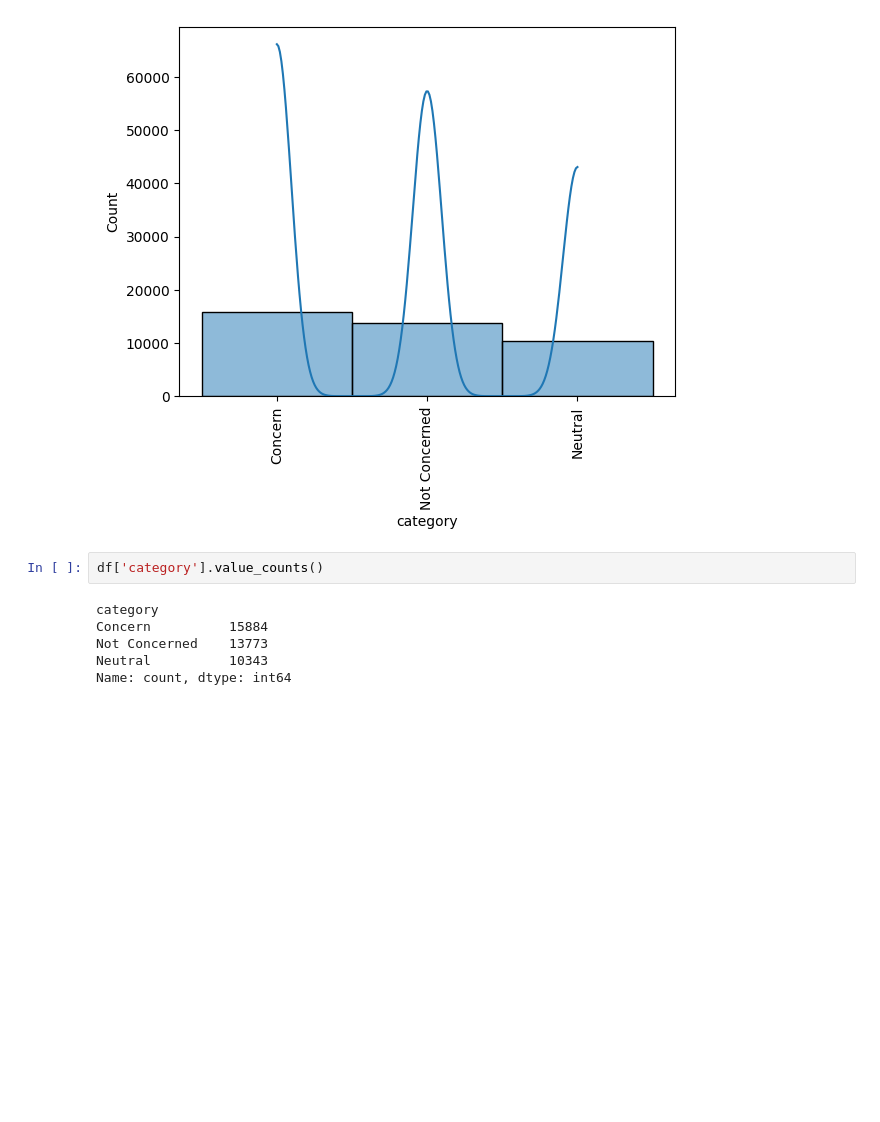
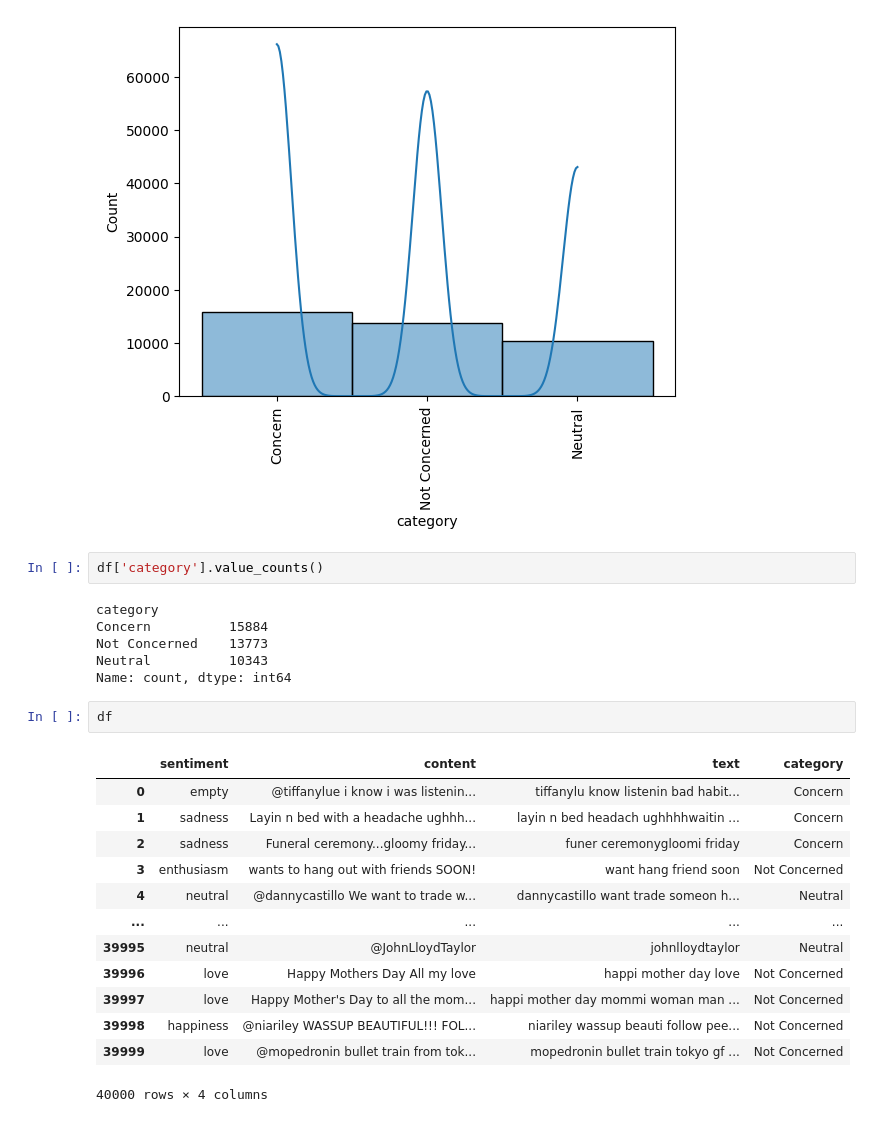
Before and after one commit to kjfinn1/Deep-Leaning-Project, a Jupyter notebook: Data cleaning and EDA.ipynb, the cells around one changed output. Cells and saved outputs as stored; diff of their text form; blank space fills up the shorter version.

```diff
--- a/Data cleaning and EDA.ipynb
+++ b/Data cleaning and EDA.ipynb
@@ -163,3 +163,19 @@ Concern          15884
 Not Concerned    13773
 Neutral          10343
 Name: count, dtype: int64
+# %%
+df
+# %% [output]
+|  | sentiment | content | text | category |
+| 0 | empty | @tiffanylue i know i was listenin... | tiffanylu know listenin bad habit... | Concern |
+| 1 | sadness | Layin n bed with a headache ughhh... | layin n bed headach ughhhhwaitin ... | Concern |
+| 2 | sadness | Funeral ceremony...gloomy friday... | funer ceremonygloomi friday | Concern |
+| 3 | enthusiasm | wants to hang out with friends SOON! | want hang friend soon | Not Concerned |
+| 4 | neutral | @dannycastillo We want to trade w... | dannycastillo want trade someon h... | Neutral |
+| ... | ... | ... | ... | ... |
+| 39995 | neutral | @JohnLloydTaylor | johnlloydtaylor | Neutral |
+| 39996 | love | Happy Mothers Day All my love | happi mother day love | Not Concerned |
+| 39997 | love | Happy Mother's Day to all the mom... | happi mother day mommi woman man ... | Not Concerned |
+| 39998 | happiness | @niariley WASSUP BEAUTIFUL!!! FOL... | niariley wassup beauti follow pee... | Not Concerned |
+| 39999 | love | @mopedronin bullet train from tok... | mopedronin bullet train tokyo gf ... | Not Concerned |
+40000 rows × 4 columns
```
